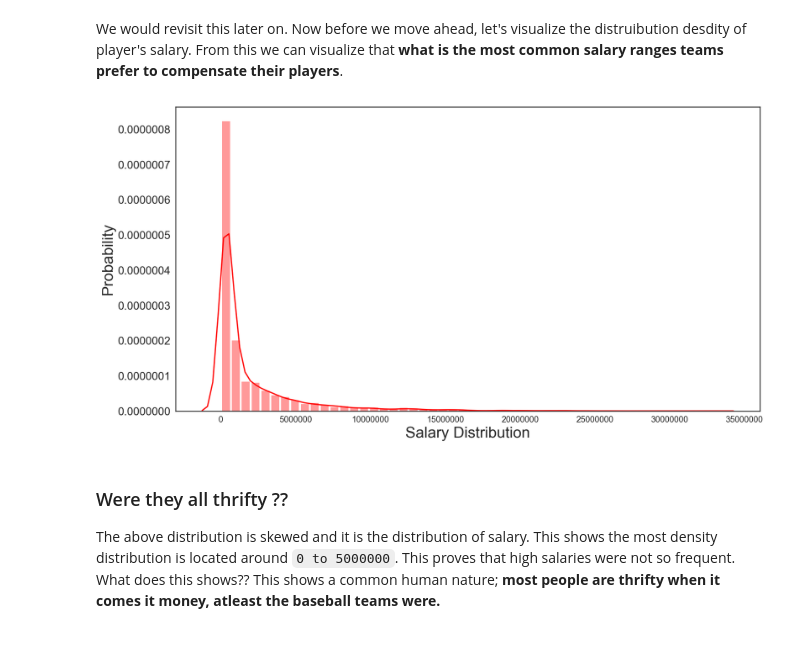
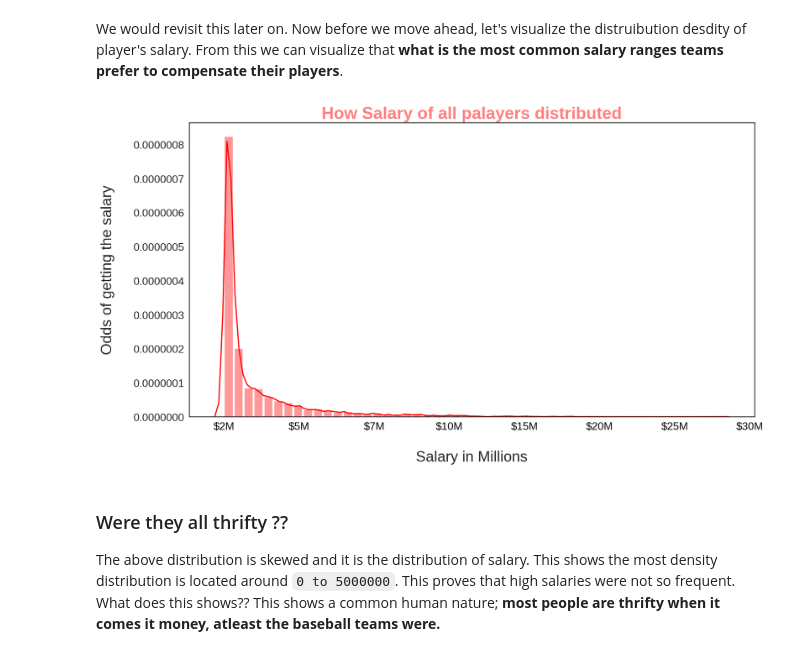
Before and after one commit to MayukhSobo/BaseBall, a Jupyter notebook: src/Baseball.ipynb, the cells around one changed output. Cells and saved outputs as stored; diff of their text form; code cells hidden in the pictures.

Commit message:
Added the title of the salary dist plot

```diff
--- a/src/Baseball.ipynb
+++ b/src/Baseball.ipynb
@@ -187,16 +187,23 @@ Now before we move ahead, let's visualize the distruibution desdity of player's
 # %%
 from scipy import stats, integrate
 ax = sns.distplot(data_1.salary, bins=50, kde=True,
                   rug=False, color='r', hist_kws={'rwidth': 0.8});
 # sns.kdeplot(data_1.salary, shade=True);
 # ax.get_xaxis().get_major_formatter().set_useOffset(True)
 plt.ticklabel_format(style='plain', axis='x')
 plt.ticklabel_format(style='plain', axis='y')
-ax.set(xlabel='Salary Distribution', ylabel='Probability')
+ax.set(xlabel='\nSalary in Millions', ylabel='Odds of getting the salary\n')
+ax.set_title("How Salary of all palayers distributed",
+             {'weight': 'bold', 'fontsize': 25, 'color':'r',
+             'alpha': 0.5})
+xlabel = [*map(lambda e : '$' + str(e) + 'M',
+               [0, 2, 5, 7, 10, 15, 20, 25, 30, 35])]
+ax.set_xticklabels(xlabel,
+                   {'fontsize': 16, 'color':'k'})
 # TODO  Manually format the xticklabels and yticklabels values
 plt.show()
 # %% [output]
-[figure, old version]
+[figure, new version]
 # %% [markdown]
 ### Were they all thrifty ??
 
```
